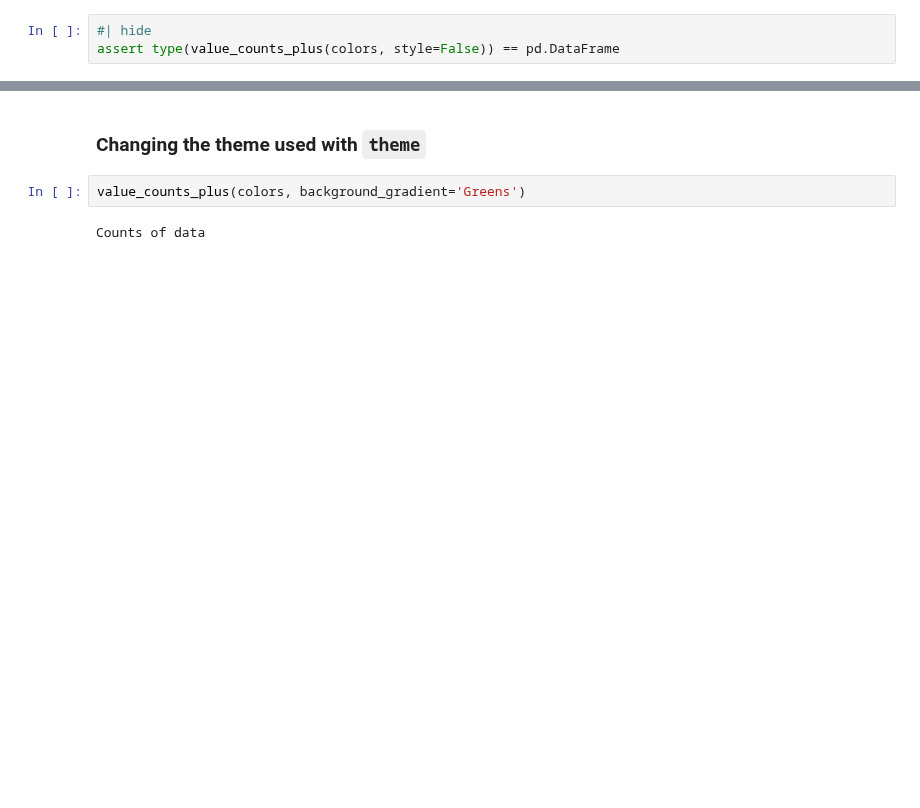
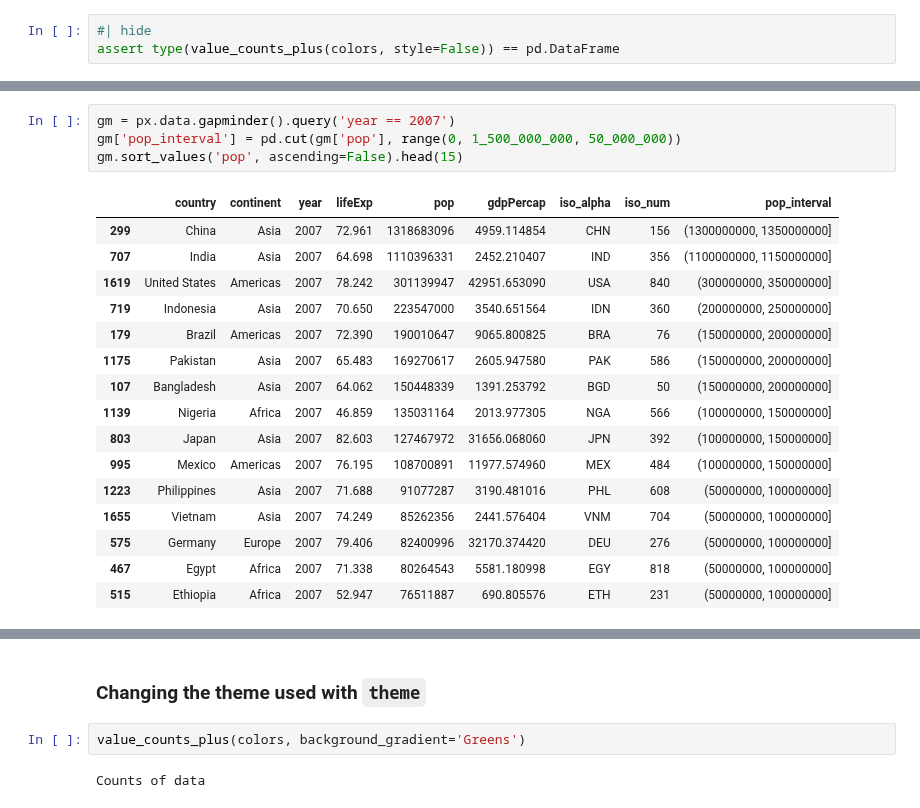
Before and after one commit to eliasdabbas/adviz, a Jupyter notebook: nbs/00_value_counts_plus.ipynb, the cells around one changed output, grey strips where cells are left out. Saved outputs shown, nothing was run; the diff lists cells and outputs as text; blank space fills up the shorter version.

Commit message:
Add examples for counting continuous data

```diff
--- a/nbs/00_value_counts_plus.ipynb
+++ b/nbs/00_value_counts_plus.ipynb
@@ -313,0 +321,21 @@ assert type(value_counts_plus(colors, style=False)) == pd.DataFrame
+# %%
+gm = px.data.gapminder().query('year == 2007')
+gm['pop_interval'] = pd.cut(gm['pop'], range(0, 1_500_000_000, 50_000_000))
+gm.sort_values('pop', ascending=False).head(15)
+# %% [output]
+|  | country | continent | year | lifeExp | pop | gdpPercap | iso_alpha | iso_num | pop_interval |
+| 299 | China | Asia | 2007 | 72.961 | 1318683096 | 4959.114854 | CHN | 156 | (1300000000, 1350000000] |
+| 707 | India | Asia | 2007 | 64.698 | 1110396331 | 2452.210407 | IND | 356 | (1100000000, 1150000000] |
+| 1619 | United States | Americas | 2007 | 78.242 | 301139947 | 42951.653090 | USA | 840 | (300000000, 350000000] |
+| 719 | Indonesia | Asia | 2007 | 70.650 | 223547000 | 3540.651564 | IDN | 360 | (200000000, 250000000] |
+| 179 | Brazil | Americas | 2007 | 72.390 | 190010647 | 9065.800825 | BRA | 76 | (150000000, 200000000] |
+| 1175 | Pakistan | Asia | 2007 | 65.483 | 169270617 | 2605.947580 | PAK | 586 | (150000000, 200000000] |
+| 107 | Bangladesh | Asia | 2007 | 64.062 | 150448339 | 1391.253792 | BGD | 50 | (150000000, 200000000] |
+| 1139 | Nigeria | Africa | 2007 | 46.859 | 135031164 | 2013.977305 | NGA | 566 | (100000000, 150000000] |
+| 803 | Japan | Asia | 2007 | 82.603 | 127467972 | 31656.068060 | JPN | 392 | (100000000, 150000000] |
+| 995 | Mexico | Americas | 2007 | 76.195 | 108700891 | 11977.574960 | MEX | 484 | (100000000, 150000000] |
+| 1223 | Philippines | Asia | 2007 | 71.688 | 91077287 | 3190.481016 | PHL | 608 | (50000000, 100000000] |
+| 1655 | Vietnam | Asia | 2007 | 74.249 | 85262356 | 2441.576404 | VNM | 704 | (50000000, 100000000] |
+| 575 | Germany | Europe | 2007 | 79.406 | 82400996 | 32170.374420 | DEU | 276 | (50000000, 100000000] |
+| 467 | Egypt | Africa | 2007 | 71.338 | 80264543 | 5581.180998 | EGY | 818 | (50000000, 100000000] |
+| 515 | Ethiopia | Africa | 2007 | 52.947 | 76511887 | 690.805576 | ETH | 231 | (50000000, 100000000] |
```
Also changed, not shown: parts of 16 cells of this notebook, 1 other file.
